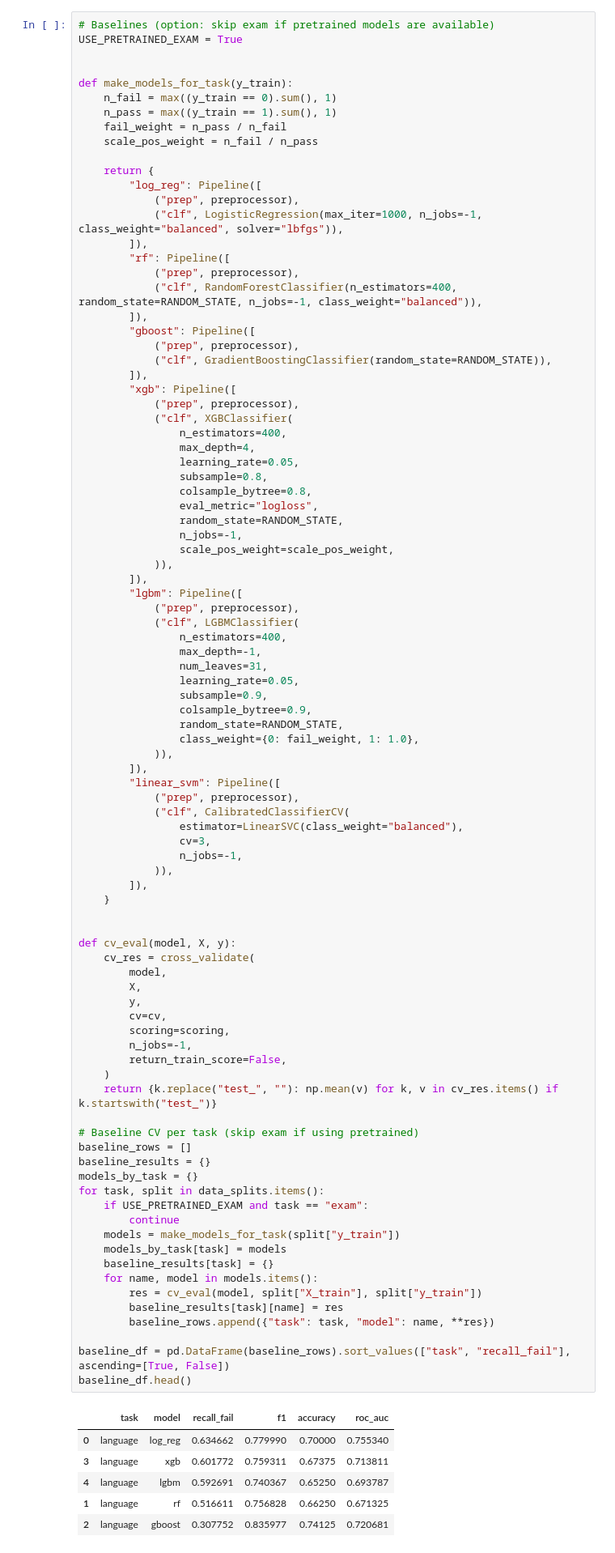
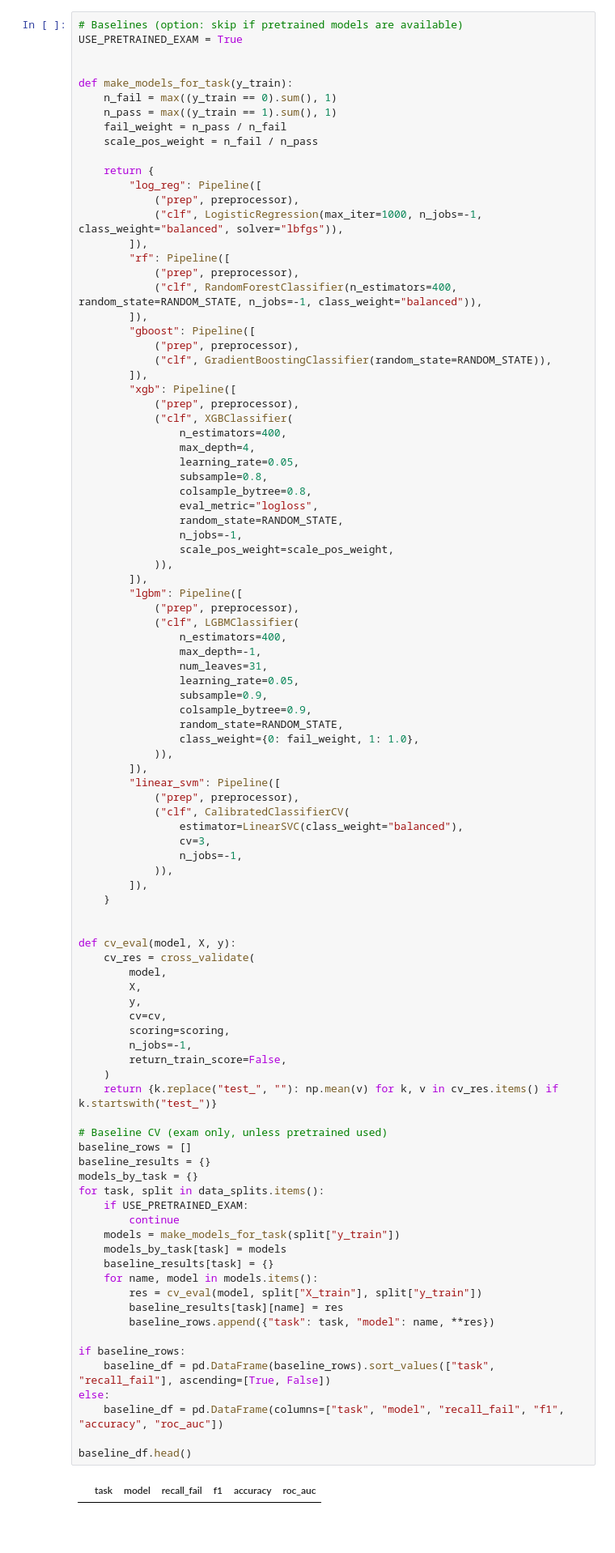
Before and after one commit to Dorsumsellae/Programmation-avancee-Projet-d-examen-Students-Performance-in-Exams, a Jupyter notebook: notebooks/05_hyperparameter_tuning.ipynb, the cells around one changed output. Shown at 81% size. Saved outputs shown, nothing was run; the diff lists cells and outputs as text; blank space fills up the shorter version.

```diff
--- a/notebooks/05_hyperparameter_tuning.ipynb
+++ b/notebooks/05_hyperparameter_tuning.ipynb
@@ -93,5 +97,5 @@ Baseline : pipelines simples (LogReg, RF, GBoost, XGB, LGBM, Linear SVM calibré
 # %%
-# Baselines (option: skip exam if pretrained models are available)
+# Baselines (option: skip if pretrained models are available)
 USE_PRETRAINED_EXAM = True
 
 
@@ -153,41 +157,40 @@ def make_models_for_task(y_train):
 
 
 def cv_eval(model, X, y):
     cv_res = cross_validate(
         model,
         X,
         y,
         cv=cv,
         scoring=scoring,
         n_jobs=-1,
         return_train_score=False,
     )
     return {k.replace("test_", ""): np.mean(v) for k, v in cv_res.items() if k.startswith("test_")}
 
-# Baseline CV per task (skip exam if using pretrained)
+# Baseline CV (exam only, unless pretrained used)
 baseline_rows = []
 baseline_results = {}
 models_by_task = {}
 for task, split in data_splits.items():
-    if USE_PRETRAINED_EXAM and task == "exam":
+    if USE_PRETRAINED_EXAM:
         continue
     models = make_models_for_task(split["y_train"])
     models_by_task[task] = models
     baseline_results[task] = {}
     for name, model in models.items():
         res = cv_eval(model, split["X_train"], split["y_train"])
         baseline_results[task][name] = res
         baseline_rows.append({"task": task, "model": name, **res})
 
-baseline_df = pd.DataFrame(baseline_rows).sort_values(["task", "recall_fail"], ascending=[True, False])
+if baseline_rows:
+    baseline_df = pd.DataFrame(baseline_rows).sort_values(["task", "recall_fail"], ascending=[True, False])
+else:
+    baseline_df = pd.DataFrame(columns=["task", "model", "recall_fail", "f1", "accuracy", "roc_auc"])
+
 baseline_df.head()
 # %% [output]
 |  | task | model | recall_fail | f1 | accuracy | roc_auc |
-| 0 | language | log_reg | 0.634662 | 0.779990 | 0.70000 | 0.755340 |
-| 3 | language | xgb | 0.601772 | 0.759311 | 0.67375 | 0.713811 |
-| 4 | language | lgbm | 0.592691 | 0.740367 | 0.65250 | 0.693787 |
-| 1 | language | rf | 0.516611 | 0.756828 | 0.66250 | 0.671325 |
-| 2 | language | gboost | 0.307752 | 0.835977 | 0.74125 | 0.720681 |
 # %% [markdown]
 ## 3. GridSearchCV (espace restreint, explicite)
 - Modèle ciblé : XGBClassifier
```
Also changed, not shown: parts of 13 cells of this notebook, 2 other files.
